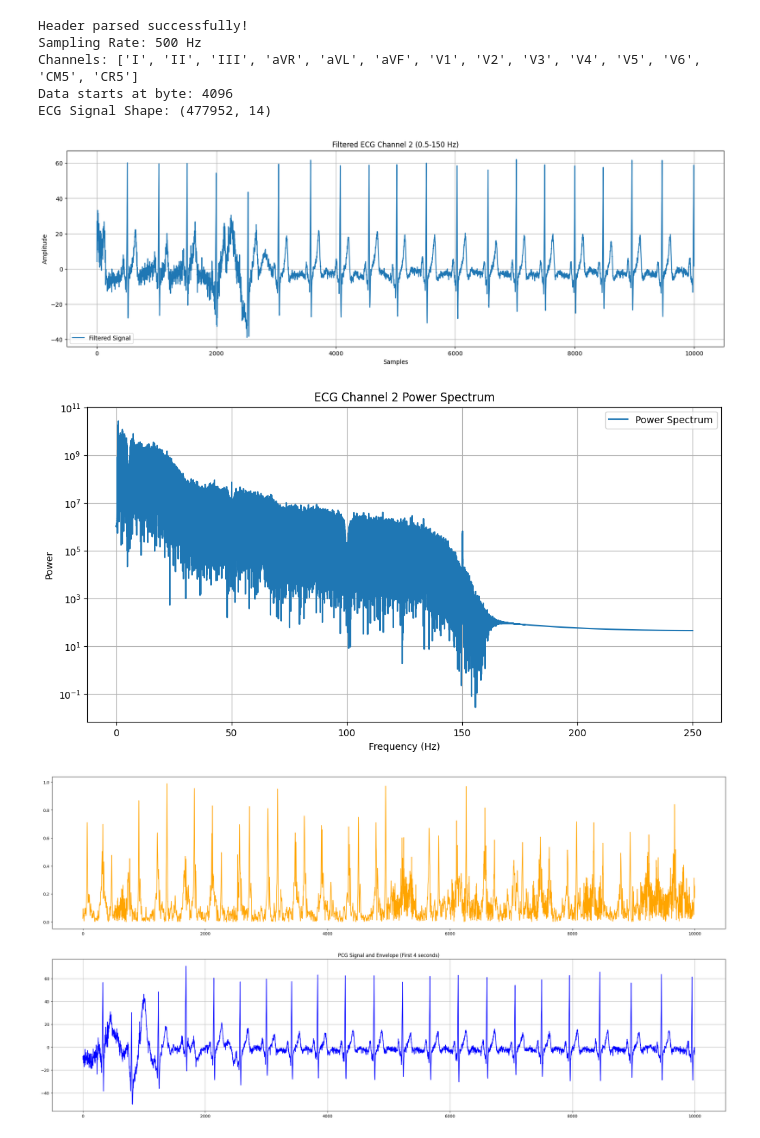
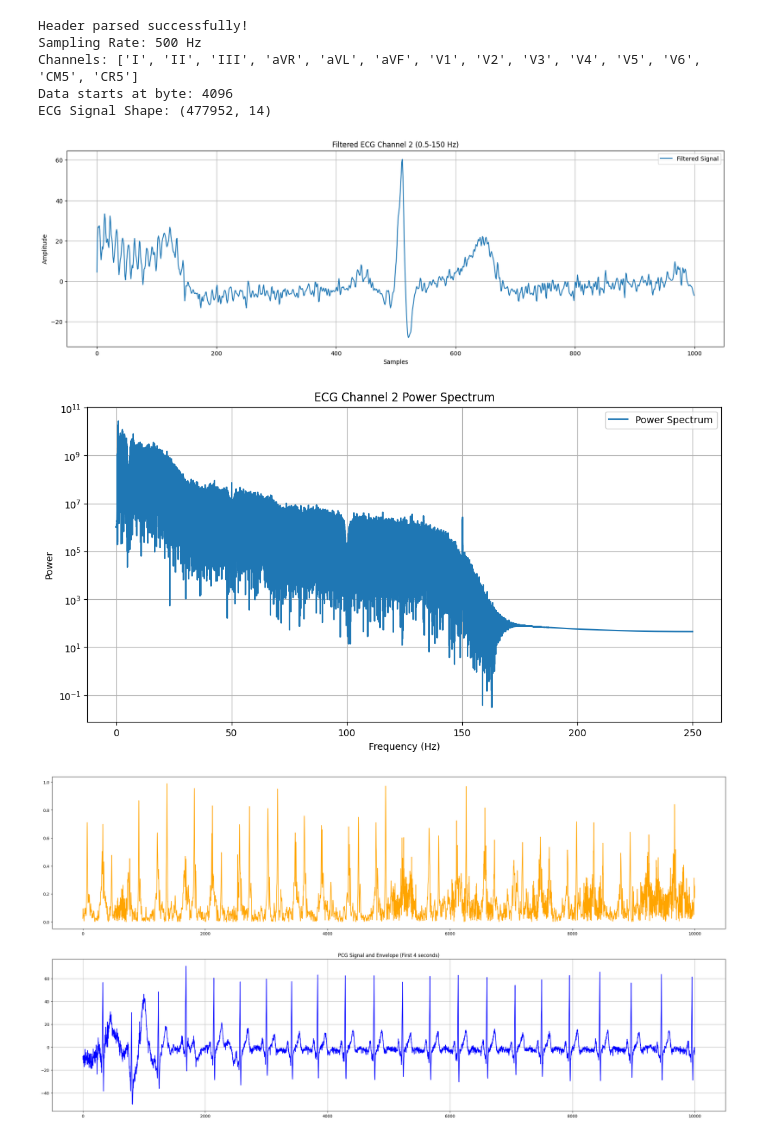
Before and after one commit to djorgeext/pcg-ecg-analysis, a Jupyter notebook: procesamiento_ecg_500Hz.ipynb, the cells around one changed output. Drawn from its saved outputs; the diff is of its cells as text; code cells hidden in the pictures.

```diff
--- a/procesamiento_ecg_500Hz.ipynb
+++ b/procesamiento_ecg_500Hz.ipynb
@@ -52,10 +52,9 @@ ECG Signal Shape: (477952, 14)
 lowcut = 0.5
 highcut = 150.0
 fs = header['ecg']['samplingRate']
-order = 4
+order = 5
 b, a = butter(order, [lowcut, highcut], btype='bandpass', fs=fs)
 b2, a2 = butter(order+1, [lowcut, highcut], btype='bandpass', fs=fs)
-b3, a3 = butter(order+2, [lowcut, highcut], btype='bandpass', fs=fs)
 
 # comb filter at w0=50 Hz to remove powerline noise
 w0 = 50.0  # Frequency to be removed from signal (Hz)
@@ -63,22 +62,21 @@ quality_factor = 30.0  # Quality factor
 b_notch, a_notch = iircomb(w0, quality_factor, ftype='notch', fs=fs)
 ecg_signal = np.array(ecg_signal)
 ecg_signal = ecg_signal.astype(np.float32)
-for i in range(ecg_signal.shape[1]):
-    ecg_signal[:, i] = filtfilt(b, a, ecg_signal[:, i])
-    ecg_signal[:, i] = filtfilt(b_notch, a_notch, ecg_signal[:, i])
-    ecg_signal[:, i] = filtfilt(b2, a2, ecg_signal[:, i])
-    ecg_signal[:, i] = filtfilt(b3, a3, ecg_signal[:, i])
+
+ecg_signal = filtfilt(b, a, ecg_signal, axis=0)
+ecg_signal = filtfilt(b_notch, a_notch, ecg_signal, axis=0)
+ecg_signal = filtfilt(b2, a2, ecg_signal, axis=0)
 # %%
 plt.figure(figsize=(20, 6))
-plt.plot(ecg_signal[:10000, 1], label='Filtered Signal')
+plt.plot(ecg_signal[:1000, 1], label='Filtered Signal')
 plt.title('Filtered ECG Channel 2 (0.5-150 Hz)')
 plt.grid(True)
 plt.xlabel('Samples')
 plt.ylabel('Amplitude')
 plt.legend()
 plt.show()
 # %% [output]
-[figure, old version]
+[figure, new version]
 # %%
 filtered_ecg_fft = np.fft.fft(ecg_signal[:, 1])  # FFT of the filtered second channel
 freqs = np.linspace(0, header['ecg']['samplingRate']/2, len(filtered_ecg_fft)//2 + 1)
@@ -94,7 +92,7 @@ plt.ylabel('Power')
 plt.legend()
 plt.show()
 # %% [output]
-[figure, old version]
+[figure, new version]
 # %%
 from scipy.io.wavfile import read as wavread
 
```
